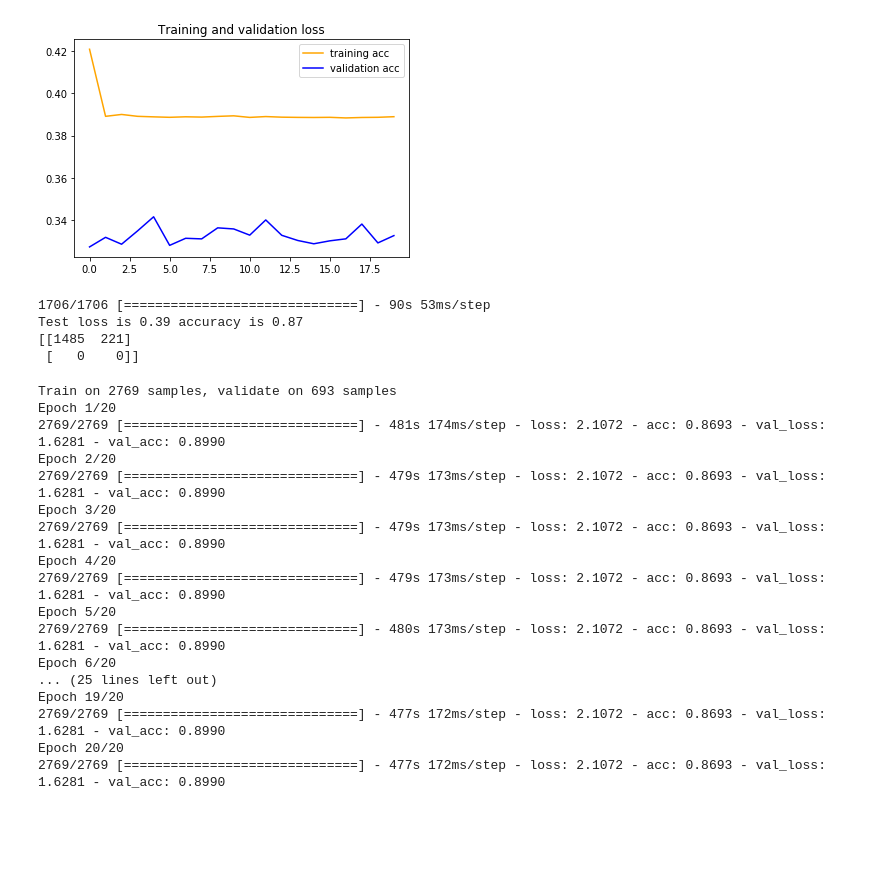
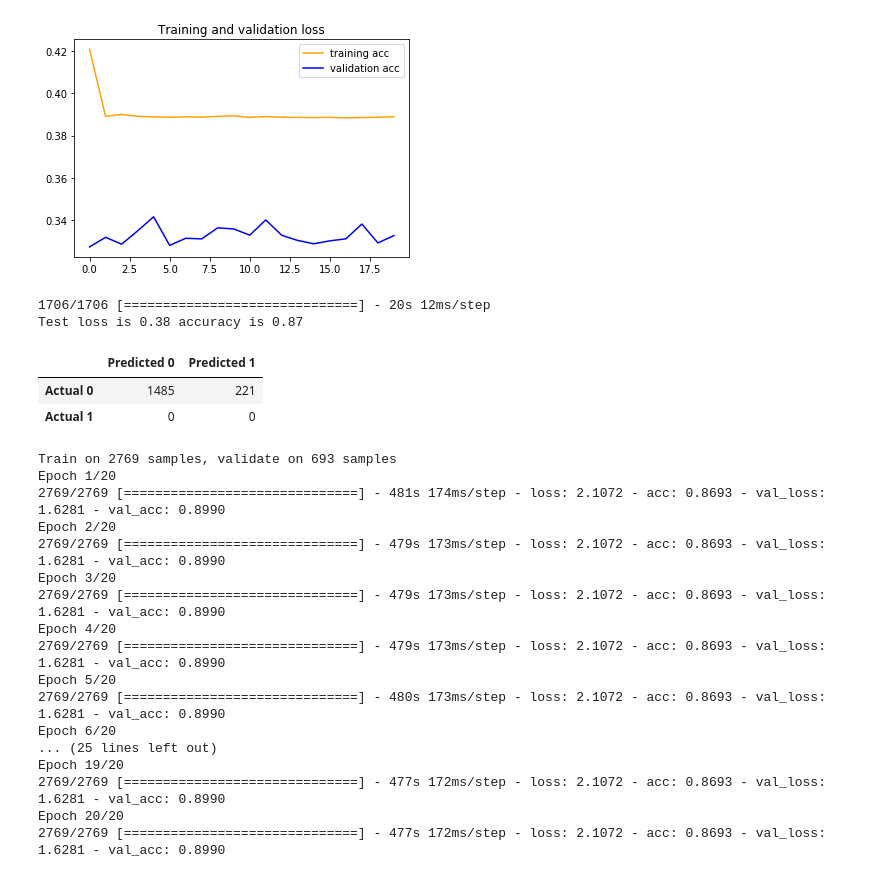
Before and after one commit to nsumlcse533/ctmnlp, a Jupyter notebook: 1935376/smsnlprajib_colab_final.ipynb, the cells around one changed output. Saved outputs shown, nothing was run; the diff lists cells and outputs as text; code cells hidden in the pictures; blank space fills up the shorter version.

```diff
--- a/1935376/smsnlprajib_colab_final.ipynb
+++ b/1935376/smsnlprajib_colab_final.ipynb
@@ -607,16 +607,20 @@ plt.show()
 # %%
 #Usnig LSTM_SIGMOID
 pred = model.predict_classes(X_test)
 acc = model.evaluate(X_test, y_test)
 proba_ltsm = model.predict_proba(X_test)
 from sklearn.metrics import confusion_matrix
 print("Test loss is {0:.2f} accuracy is {1:.2f}  ".format(acc[0],acc[1]))
-print(confusion_matrix(pred, y_test))
+#print(confusion_matrix(pred, y_test))
+LS_confusion_test = metrics.confusion_matrix(pred, y_test)
+pd.DataFrame(data = LS_confusion_test, columns = ['Predicted 0', 'Predicted 1'],
+            index = ['Actual 0', 'Actual 1'])
 # %% [output]
-1706/1706 [==============================] - 90s 53ms/step
-Test loss is 0.39 accuracy is 0.87
-[[1485  221]
- [   0    0]]
+1706/1706 [==============================] - 20s 12ms/step
+Test loss is 0.38 accuracy is 0.87
+|  | Predicted 0 | Predicted 1 |
+| Actual 0 | 1485 | 221 |
+| Actual 1 | 0 | 0 |
 # %%
 #Usnig LSTM_RELU
 model = Sequential()
```
Also changed, not shown: parts of 3 cells of this notebook.
